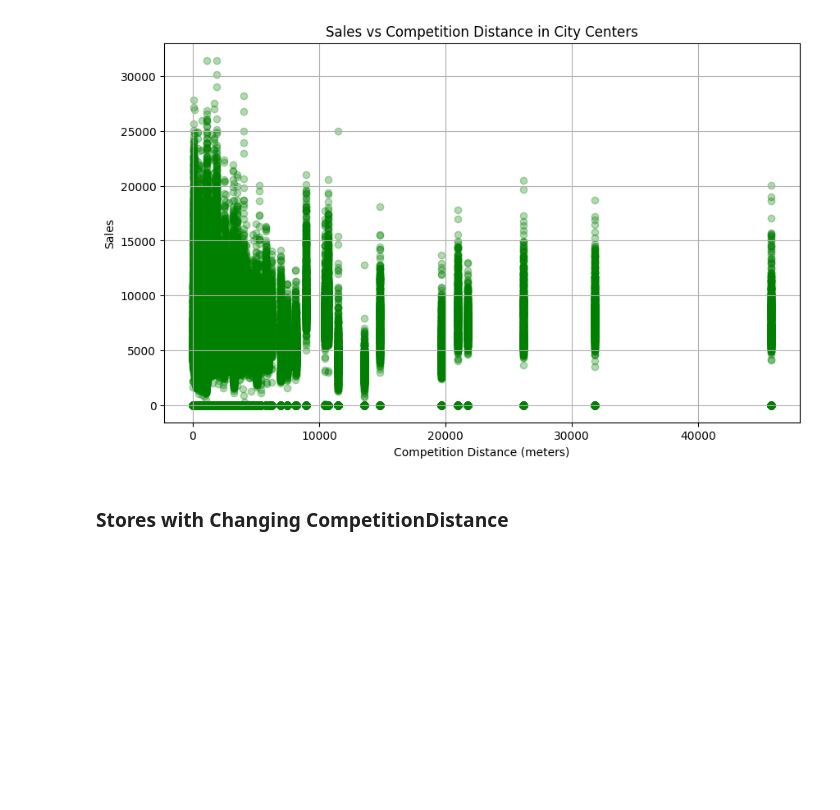
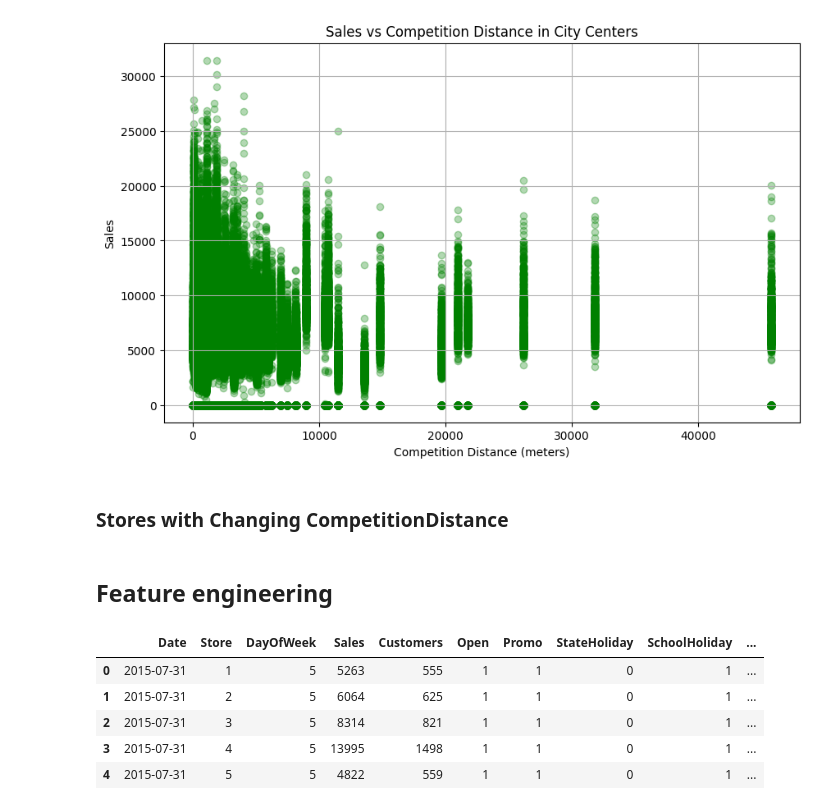
Before and after one commit to Ephrem0001/Rossmann-Pharmaceuticals-Finance, a Jupyter notebook: notebooks/Combined_EDA/Combined_EDA.ipynb, the cells around one changed output. Cells and saved outputs as stored; diff of their text form; code cells hidden in the pictures; blank space fills up the shorter version.

```diff
--- a/notebooks/Combined_EDA/Combined_EDA.ipynb
+++ b/notebooks/Combined_EDA/Combined_EDA.ipynb
@@ -193,3 +194,16 @@ analyze_city_center_sales(df_merged_clean)
 ###  Stores with Changing CompetitionDistance
 # %%
 analyze_competitor_impact(df_merged_clean)
+# %% [markdown]
+## Feature engineering
+# %%
+df_Train = df_Train.reset_index()
+df_merged_2 = pd.merge(df_Train, df_store, on='Store')
+df_merged_2.head()
+# %% [output]
+|  | Date | Store | DayOfWeek | Sales | Customers | Open | Promo | StateHoliday | SchoolHoliday | ... |
+| 0 | 2015-07-31 | 1 | 5 | 5263 | 555 | 1 | 1 | 0 | 1 | ... |
+| 1 | 2015-07-31 | 2 | 5 | 6064 | 625 | 1 | 1 | 0 | 1 | ... |
+| 2 | 2015-07-31 | 3 | 5 | 8314 | 821 | 1 | 1 | 0 | 1 | ... |
+| 3 | 2015-07-31 | 4 | 5 | 13995 | 1498 | 1 | 1 | 0 | 1 | ... |
+| 4 | 2015-07-31 | 5 | 5 | 4822 | 559 | 1 | 1 | 0 | 1 | ... |
```
Also changed, not shown: parts of 8 cells of this notebook, 2 other files.
